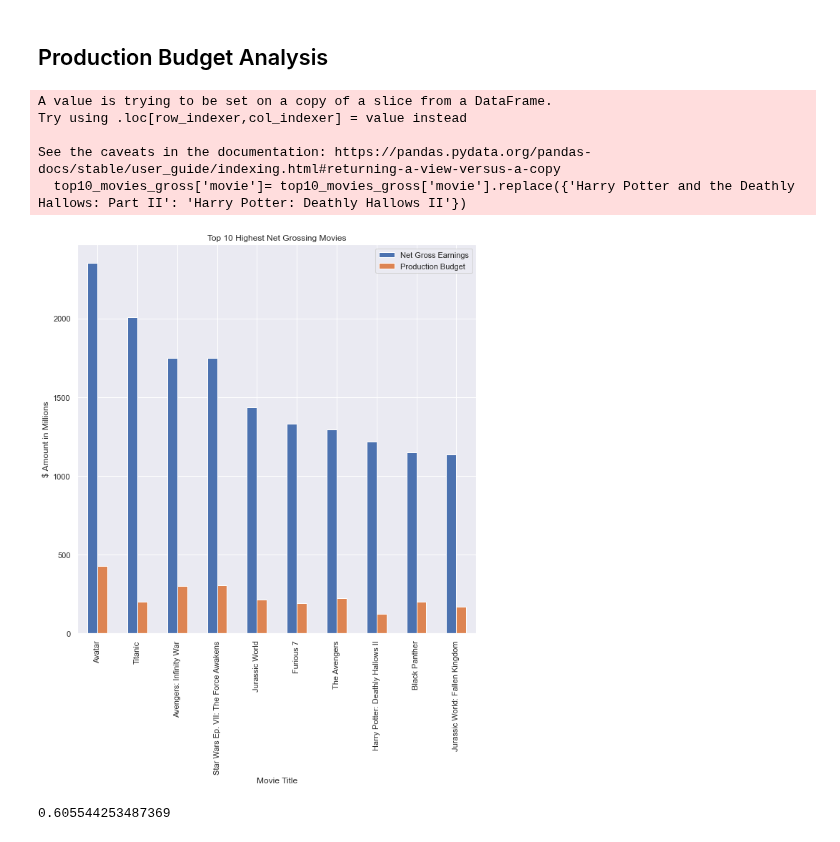
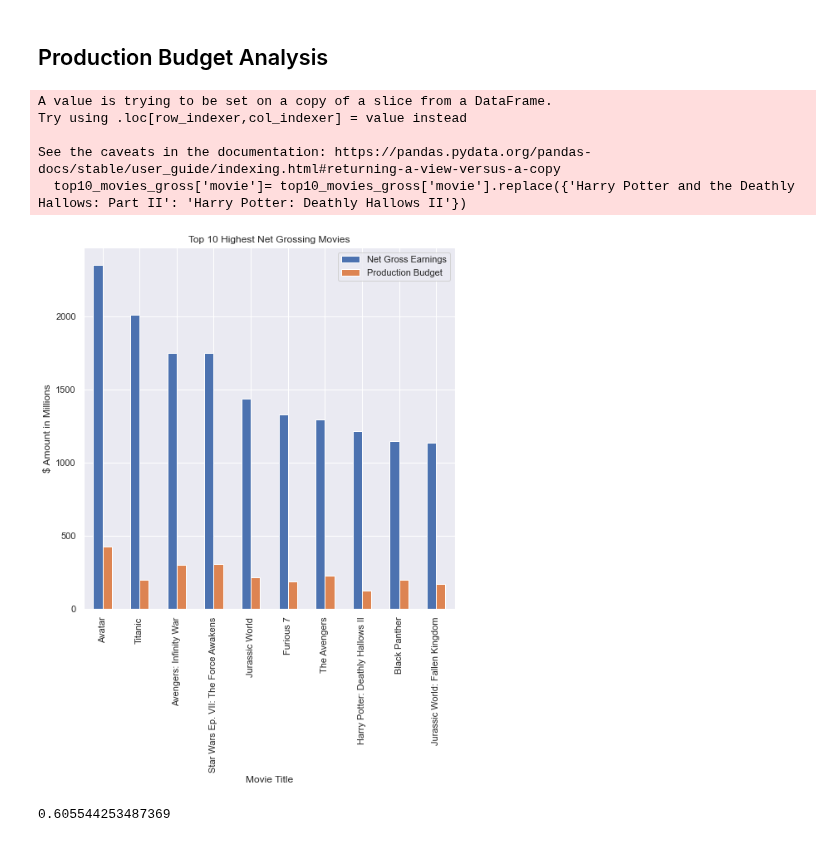
Before and after one commit to ldwilker10/dsc-phase-1-project-v2-4, a Jupyter notebook: Microsoft_Analysis.ipynb, the cells around one changed output. Cells and saved outputs as stored; diff of their text form; code cells hidden in the pictures.

Commit message:
added pad inches to top grossing genre visual

```diff
--- a/Microsoft_Analysis.ipynb
+++ b/Microsoft_Analysis.ipynb
@@ -327,24 +327,24 @@ By dropping duplicates and any null values, that leaves the data set with 1619 e
 # %%
 sns.set()
 top10_movies_gross = top_gross_movies.head(10)
 top10_movies_gross['movie']= top10_movies_gross['movie'].replace({'Harry Potter and the Deathly Hallows: Part II': 'Harry Potter: Deathly Hallows II'})
 
 top10_movies_gross.plot(
-    x="movie", y=["Net_gross_millions", "budget_millions"], kind="bar", figsize= (10,10))
+    x="movie", y=["Net_gross_millions", "budget_millions"], kind="bar", figsize= (8,8))
 
 plt.xlabel("Movie Title")
 plt.ylabel("$ Amount in Millions")
 plt.legend(["Net Gross Earnings", "Production Budget"])
 plt.title("Top 10 Highest Net Grossing Movies")
 #plt.show()
-plt.savefig('Images/top_10_gross')
+plt.savefig('Images/top_10_gross', pad_inches=1)
 # %% [output]
 A value is trying to be set on a copy of a slice from a DataFrame.
 Try using .loc[row_indexer,col_indexer] = value instead
 
 See the caveats in the documentation: https://pandas.pydata.org/pandas-docs/stable/user_guide/indexing.html#returning-a-view-versus-a-copy
   top10_movies_gross['movie']= top10_movies_gross['movie'].replace({'Harry Potter and the Deathly Hallows: Part II': 'Harry Potter: Deathly Hallows II'})
-[figure, old version]
+[figure, new version]
 # %%
 #checking correlation between movie budget and net gross
 top_gross_movies["production_budget"].corr(top_gross_movies["Net_Gross"])
```
Also changed, not shown: 1 other file.
